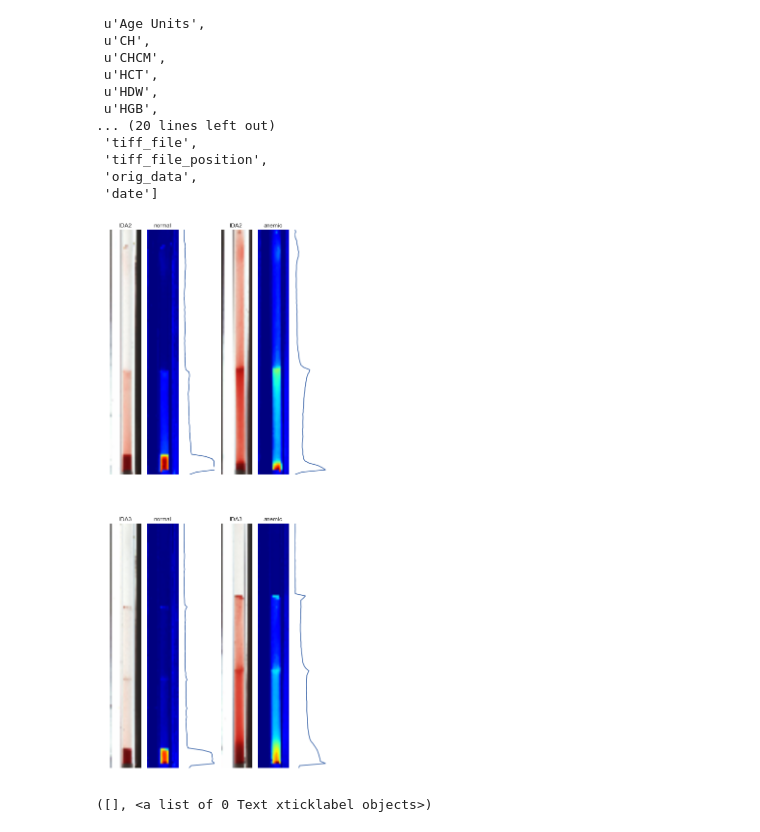
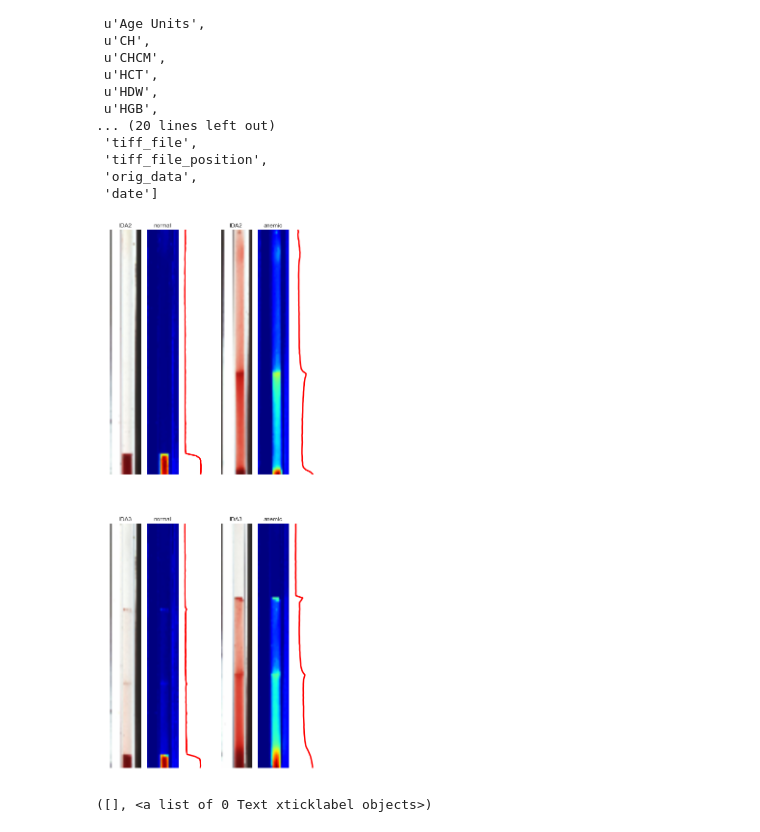
Before and after one commit to alexbw/ida, a Jupyter notebook: analysis/12-8-2014 Explanatory Figures.ipynb, the cells around one changed output. Cells and saved outputs as stored; diff of their text form; code cells hidden in the pictures.

```diff
--- a/analysis/12-8-2014 Explanatory Figures.ipynb
+++ b/analysis/12-8-2014 Explanatory Figures.ipynb
@@ -68,33 +68,38 @@ for i,(run_time,ida) in enumerate(itertools.product(run_times, idas)):
 # %%
 from blurd.util import extract_redness
 figure(figsize=(8,20))
 gs = GridSpec(2,6)
 centrifugation_time = 4
+itubes = [8,0,0,0]
 i = 0
 for iassay,assay in enumerate(["IDA2", "IDA3"]): # IDA3
     for idiagnosis, diagnosis in enumerate(['normal', 'anemic']):
         isdf = sdf[(sdf.ida==assay)&(sdf.run_time==centrifugation_time)&(sdf.blood_type==diagnosis)]
-        shift = isdf['shift'].iloc[i]
+        shift = isdf['shift'].iloc[itubes[i]]+3
         this_idx = slice(shift, 120)
+        image = isdf.image.iloc[itubes[i]][this_idx]
+        redness = extract_redness(image)
+
         ax = subplot(gs[iassay, idiagnosis*3])
-        imshow(isdf.image.iloc[i][this_idx]); grid('off'); axis('off')
+        imshow(image); grid('off'); axis('off')
         title(assay)
         ax.invert_yaxis()
         ax.axis('tight')
 
         ax = subplot(gs[iassay, idiagnosis*3+1])
-        redness = extract_redness(isdf.image.iloc[i])[this_idx]
         imshow(redness, cmap='jet'); grid('off'); axis('off')
         title(diagnosis)
         ax.invert_yaxis()
         ax.axis('tight')
 
         ax = subplot(gs[iassay, idiagnosis*3+2])
-        plot(np.mean(redness,1)[::-1], range(this_idx.start, this_idx.stop))
+        plot(np.mean(redness,1)[::-1], range(this_idx.start, this_idx.stop), color='r', linewidth=3)
         axis('off'); axis('tight')
+        xlim(0,1.1)
         ax.invert_yaxis()
+        i += 1
 # %% [output]
-[figure, old version]
+[figure, new version]
 # %%
 sdf.ida=="IDA3"
 # %%
```
Also changed, not shown: 1 other file.
